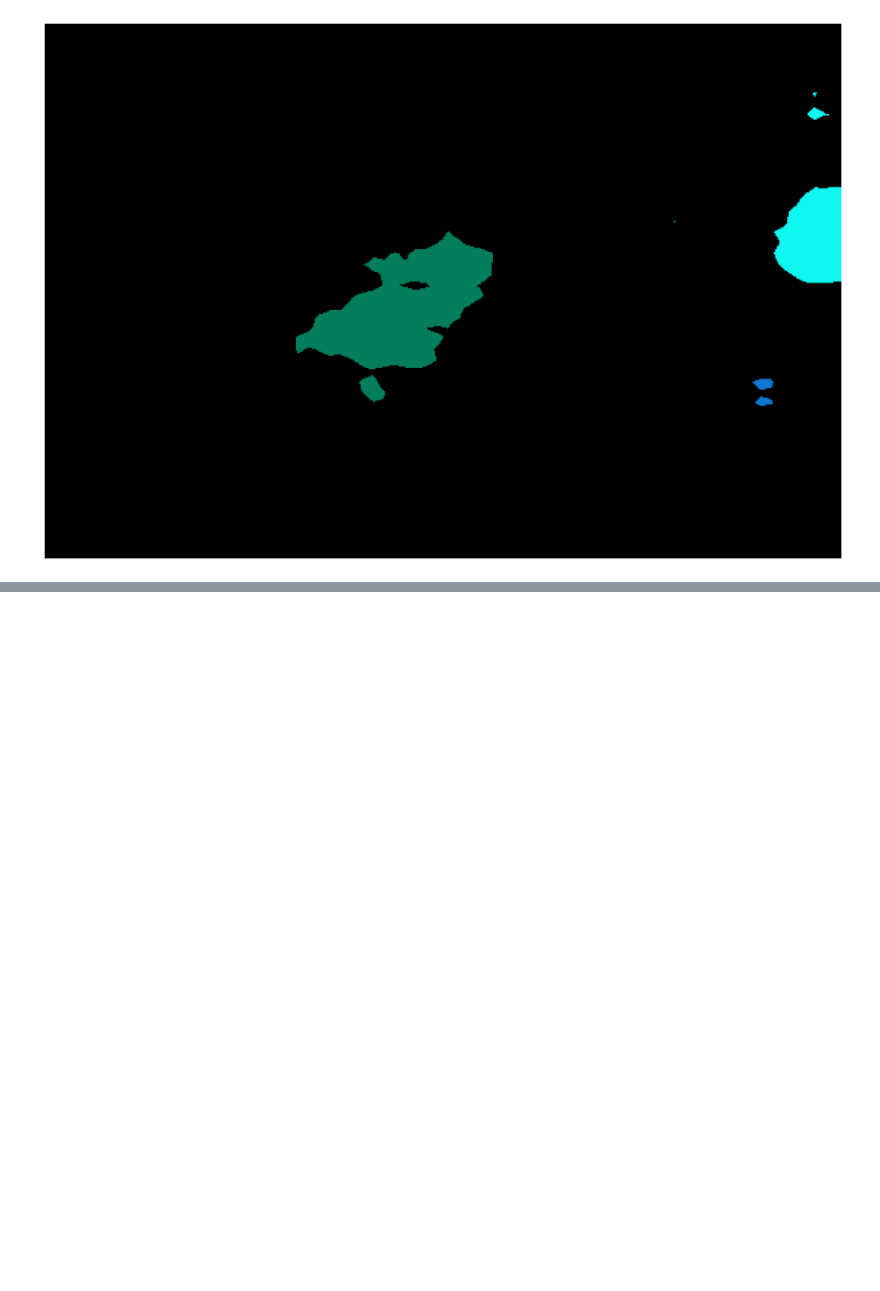
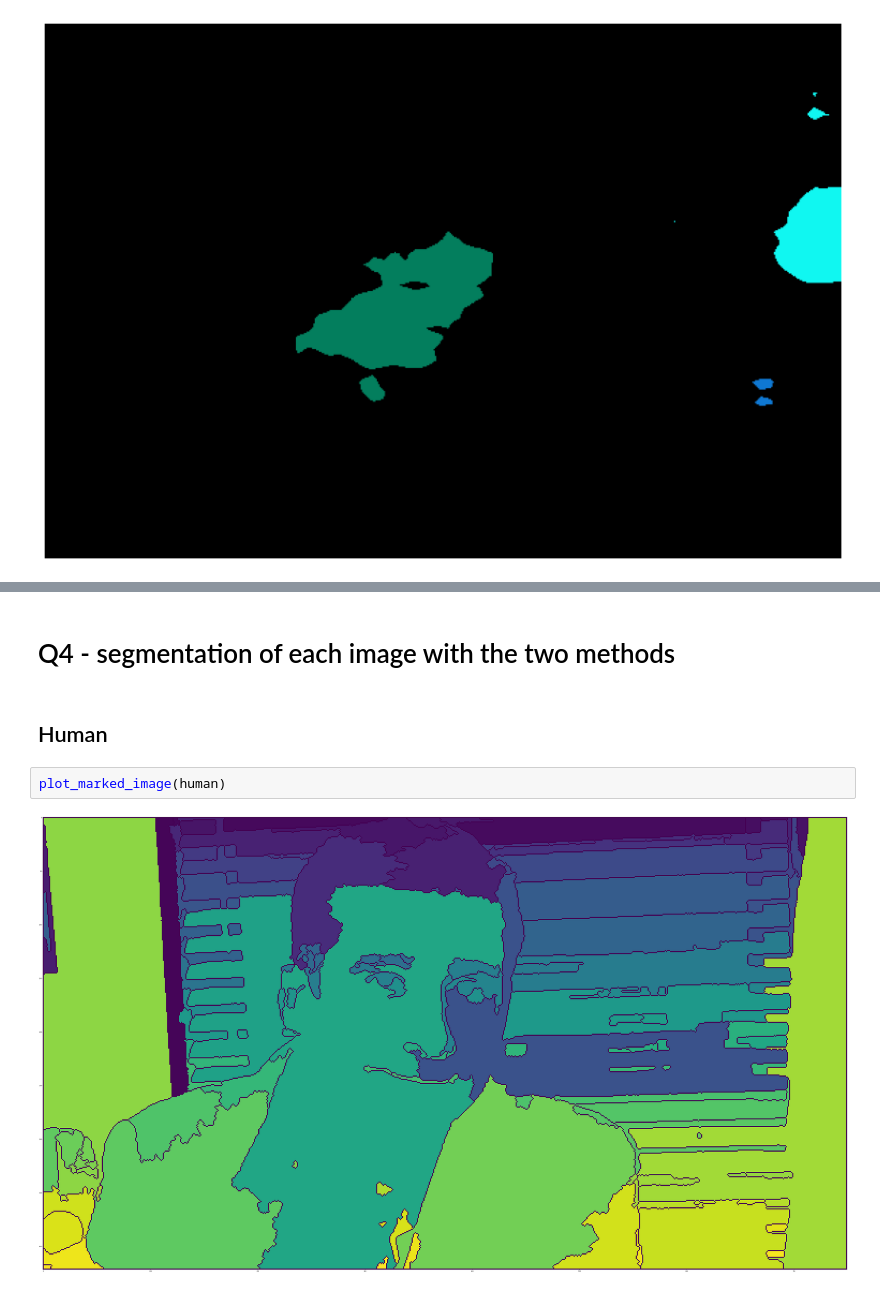
Before and after one commit to Adi-Yuval/Computer-Vision-HW, a Jupyter notebook: ee046746_hw2_classifiers_segmentation/code/ee046746_hw2_part1.ipynb, the cells around one changed output, grey strips where cells are left out. Saved outputs shown, nothing was run; the diff lists cells and outputs as text; blank space fills up the shorter version.

```diff
--- a/ee046746_hw2_classifiers_segmentation/code/ee046746_hw2_part1.ipynb
+++ b/ee046746_hw2_classifiers_segmentation/code/ee046746_hw2_part1.ipynb
@@ -164,0 +185,8 @@ pottedplant
+# %% [markdown]
+# Q4 - segmentation of each image with the two methods
+# %% [markdown]
+## Human
+# %%
+plot_marked_image(human)
+# %% [output]
+[figure, added]
```
Also changed, not shown: parts of 11 cells of this notebook, 3 other files.
